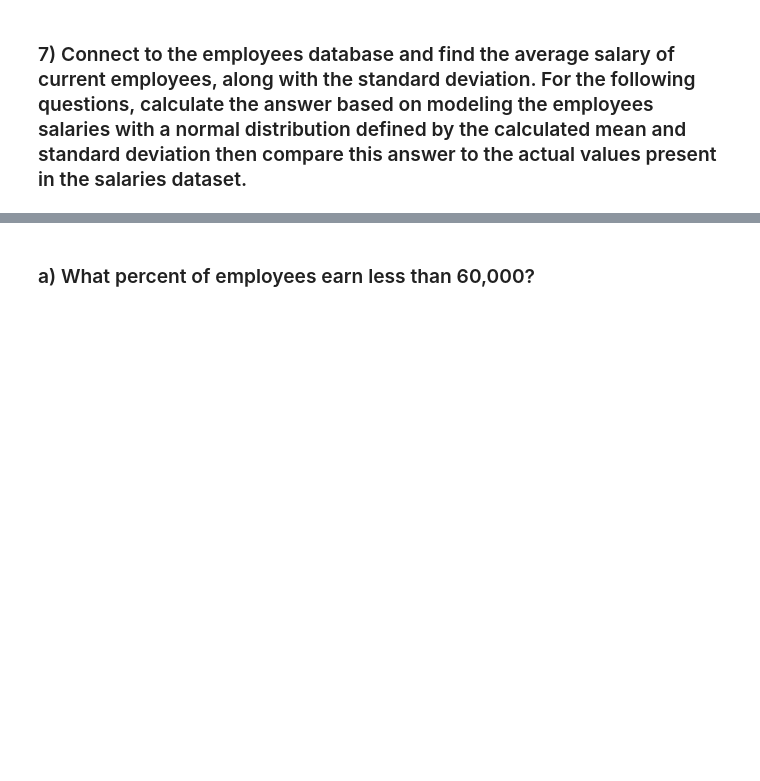
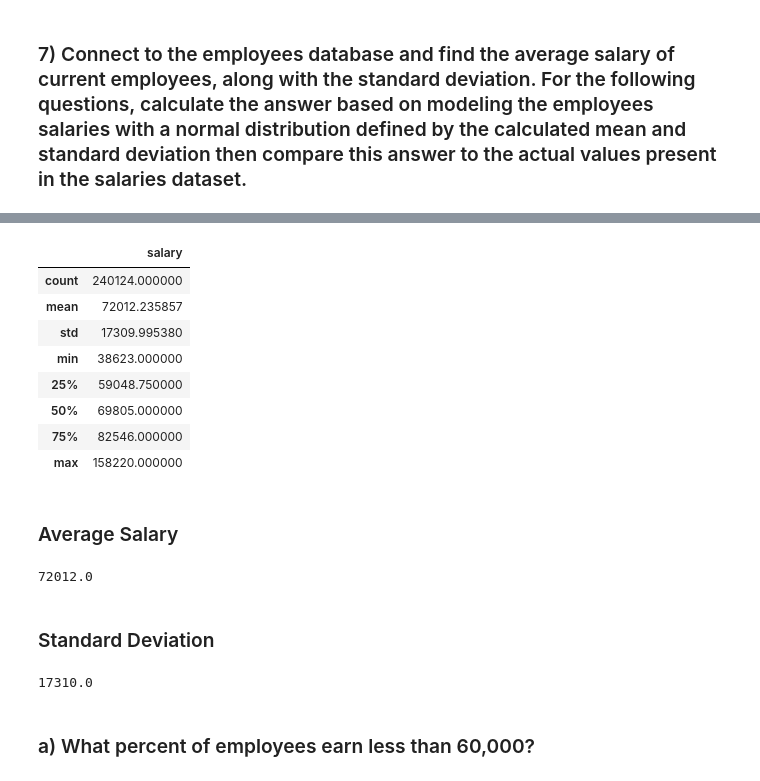
Before and after one commit to Johndsalas/lesson_prep, a Jupyter notebook: probability_distributions_exercises.ipynb, the cells around one changed output, grey strips where cells are left out. Cells and saved outputs as stored; diff of their text form; code cells hidden in the pictures; blank space fills up the shorter version.

```diff
--- a/probability_distributions_exercises.ipynb
+++ b/probability_distributions_exercises.ipynb
@@ -55,2 +221,28 @@ plt.show()
+# %%
+df.describe()
+# %% [output]
+|  | salary |
+| count | 240124.000000 |
+| mean | 72012.235857 |
+| std | 17309.995380 |
+| min | 38623.000000 |
+| 25% | 59048.750000 |
+| 50% | 69805.000000 |
+| 75% | 82546.000000 |
+| max | 158220.000000 |
+# %% [markdown]
+### Average Salary
+# %%
+mean_salary = round(df.salary.agg('mean'),0)
+mean_salary
+# %% [output]
+72012.0
+# %% [markdown]
+### Standard Deviation
+# %%
+sd_salary = round(df.salary.agg(np.std),0)
+sd_salary
+# %% [output]
+17310.0
 # %% [markdown]
 ### a) What percent of employees earn less than 60,000?
```
Also changed, not shown: parts of 45 cells of this notebook.
